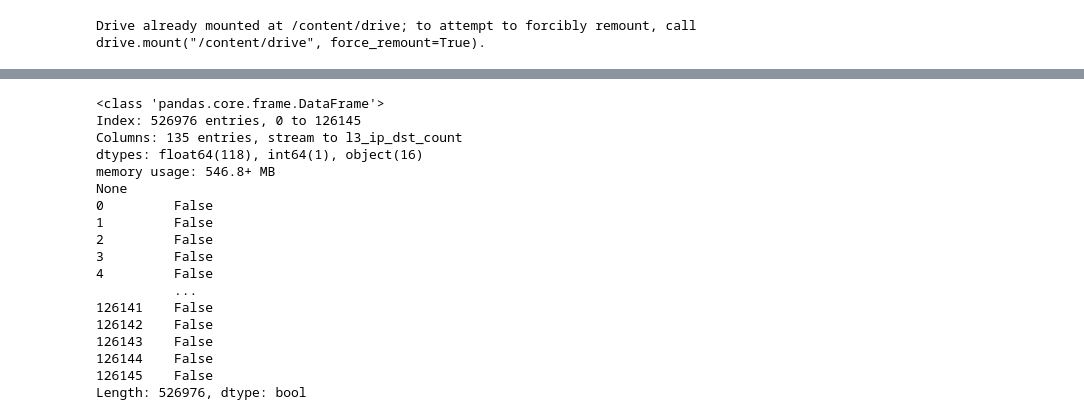
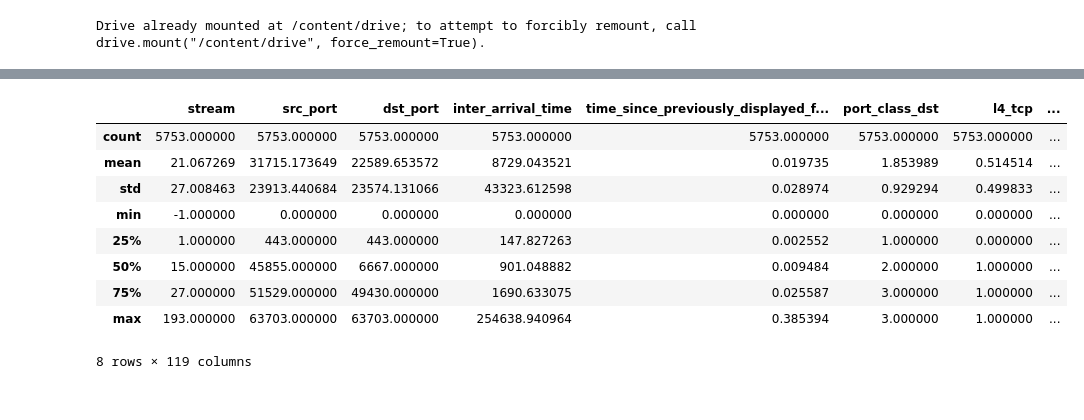
Before and after one commit to mitsouma/IOT_Anomalies_Detection_System_Based_on_Tensor_Decomposition, a Jupyter notebook: Tensorization_of_iot_dataset.ipynb, the cells around one changed output, grey strips where cells are left out. Saved outputs shown, nothing was run; the diff lists cells and outputs as text; code cells hidden in the pictures.

```diff
--- a/Tensorization_of_iot_dataset.ipynb
+++ b/Tensorization_of_iot_dataset.ipynb
@@ -29,27 +128,16 @@ data.shape
-# %%
-#Data info
-print(data.info())
-#Duplication data
-print(data.duplicated())
-# %% [output]
-<class 'pandas.core.frame.DataFrame'>
-Index: 526976 entries, 0 to 126145
-Columns: 135 entries, stream to l3_ip_dst_count
-dtypes: float64(118), int64(1), object(16)
-memory usage: 546.8+ MB
-None
-0         False
-1         False
-2         False
-3         False
-4         False
-          ...
-126141    False
-126142    False
-126143    False
-126144    False
-126145    False
-Length: 526976, dtype: bool
+# %%
+data.describe()
+# %% [output]
+|  | stream | src_port | dst_port | inter_arrival_time | time_since_previously_displayed_f... | port_class_dst | l4_tcp | ... |
+| count | 5753.000000 | 5753.000000 | 5753.000000 | 5753.000000 | 5753.000000 | 5753.000000 | 5753.000000 | ... |
+| mean | 21.067269 | 31715.173649 | 22589.653572 | 8729.043521 | 0.019735 | 1.853989 | 0.514514 | ... |
+| std | 27.008463 | 23913.440684 | 23574.131066 | 43323.612598 | 0.028974 | 0.929294 | 0.499833 | ... |
+| min | -1.000000 | 0.000000 | 0.000000 | 0.000000 | 0.000000 | 0.000000 | 0.000000 | ... |
+| 25% | 1.000000 | 443.000000 | 443.000000 | 147.827263 | 0.002552 | 1.000000 | 0.000000 | ... |
+| 50% | 15.000000 | 45855.000000 | 6667.000000 | 901.048882 | 0.009484 | 2.000000 | 1.000000 | ... |
+| 75% | 27.000000 | 51529.000000 | 49430.000000 | 1690.633075 | 0.025587 | 3.000000 | 1.000000 | ... |
+| max | 193.000000 | 63703.000000 | 63703.000000 | 254638.940964 | 0.385394 | 3.000000 | 1.000000 | ... |
+8 rows × 119 columns
 # %%
 #Data Description
 data.head(20)
```
Also changed, not shown: parts of 74 cells of this notebook.
